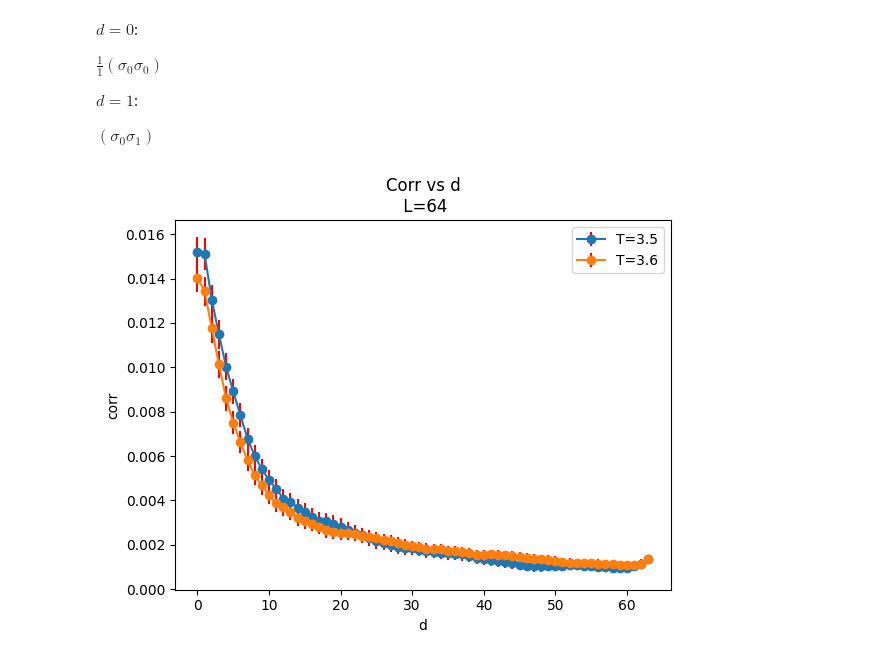
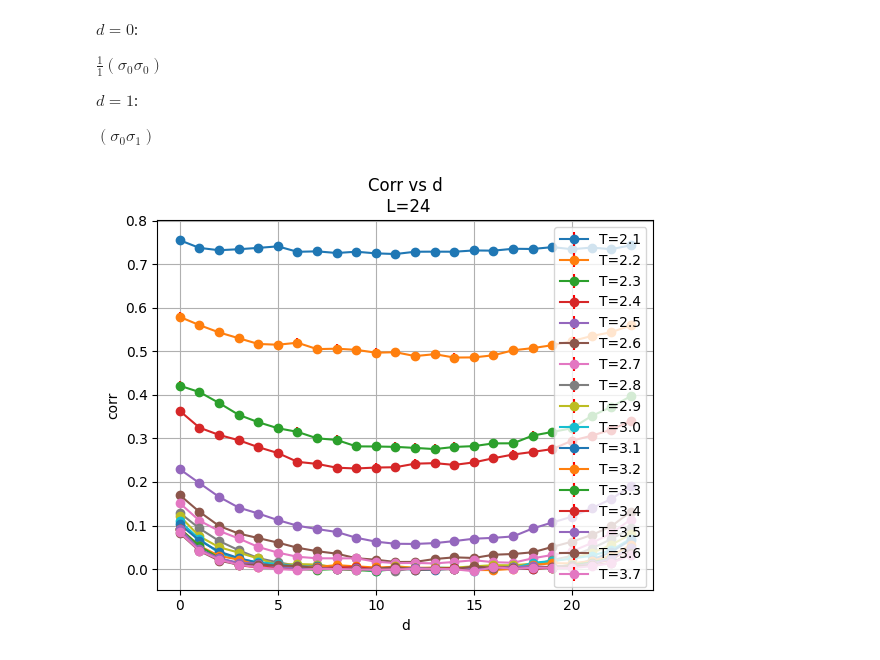
Before and after one commit to SoyAgustin/QF-Path-Integral, a Jupyter notebook: Notebooks_Py/ising.ipynb, the cells around one changed output. Drawn from its saved outputs; the diff is of its cells as text; code cells hidden in the pictures.

```diff
--- a/Notebooks_Py/ising.ipynb
+++ b/Notebooks_Py/ising.ipynb
@@ -131,7 +132,7 @@ def L_arrays(L,T_min = 1.5,T_max = 3.8):
 # %% [markdown]
 # Comparación de energías, Hot start vs Cold start
 # %%
-T_vaues=[2.1,3.8]
+T_values=[2.1,3.8]
 
 for T in T_values:
-    plot_full_cold_hot(T=round(T, 1), L=12)
+    plot_full_cold_hot(T=round(T, 1), L=16)
@@ -319,30 +317,30 @@ $d = 1$:
 
 $(\sigma_0 \sigma_1)$
 # %%
-L=64
+L=24
 
-T_min = 3.5
-T_max = 3.6
+T_min = 2.1
+T_max = 3.8
 T_values = np.round(np.arange(T_min,T_max,0.1),1).tolist()
 
 for T in T_values:
 
 
     df = pd.read_csv(f'./Datos/Ising/ising_2d_corr_t{T}_{L}.csv')
     df["index"] = df.groupby("d").cumcount()
     df = df.pivot(index='index', columns='d', values='corr').reset_index(drop=True)
 
     df = {"d":np.arange(L),
         "corr_mean": df.mean().to_numpy(),
         "stderr_corr":np.sqrt(df.var()/len(df)).to_numpy()}
 
 
     plt.errorbar(df["d"],df["corr_mean"],df["stderr_corr"],marker="o",ls="-",ecolor="r",label=f"{T=}")
     plt.title(f"Corr vs d\n {L=}")
     plt.xlabel("d")
     plt.ylabel("corr")
     plt.legend()
     plt.grid()
 plt.show()
 # %% [output]
-[figure, old version]
+[figure, new version]
```
Also changed, not shown: parts of 7 cells of this notebook, 1 other file.
